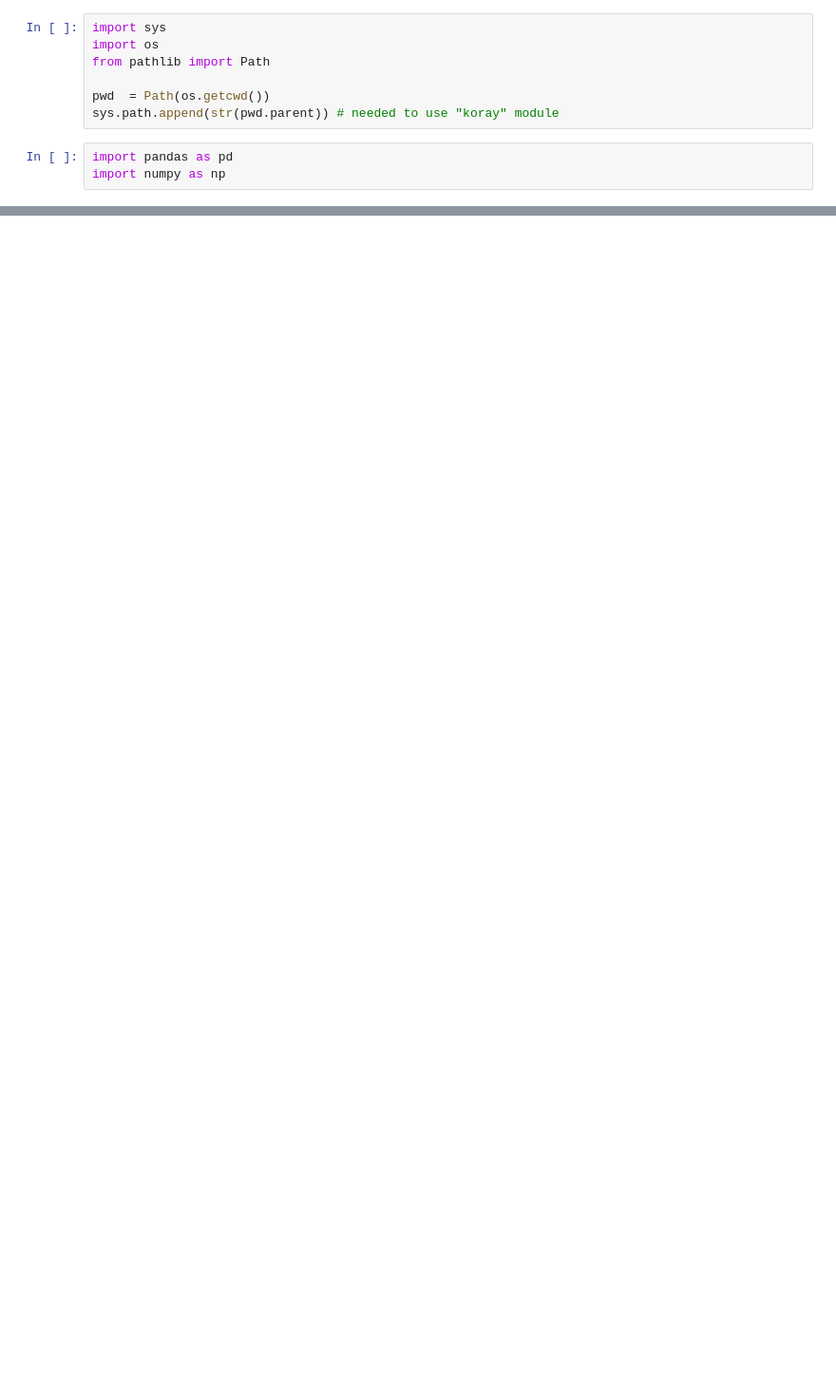
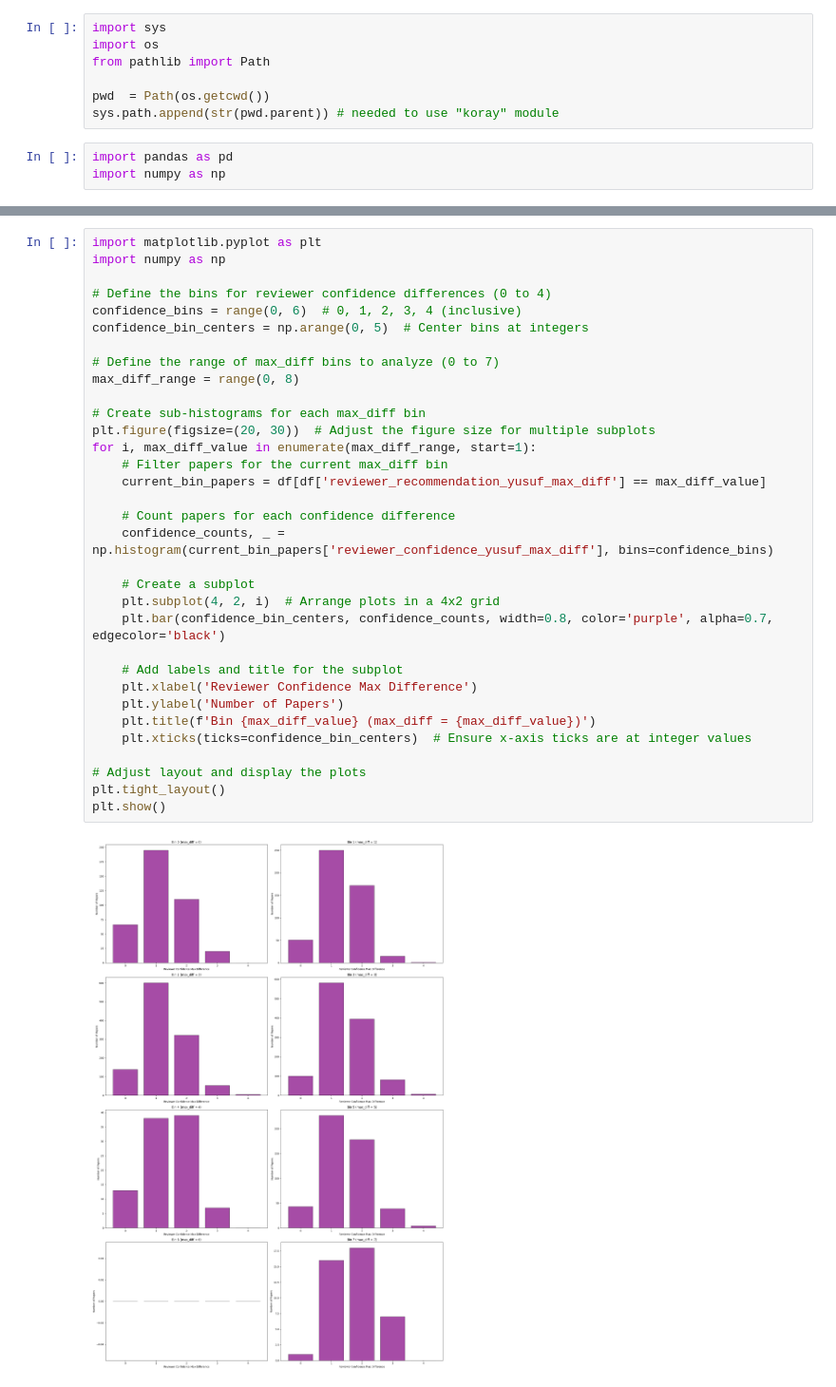
Before and after one commit to halilfarukkaragoz/data-literacy-group16, a Jupyter notebook: yusuf/Explore_max_diff.ipynb, the cells around one changed output, grey strips where cells are left out. Shown at 95% size. Saved outputs shown, nothing was run; the diff lists cells and outputs as text; blank space fills up the shorter version.

```diff
--- a/yusuf/Explore_max_diff.ipynb
+++ b/yusuf/Explore_max_diff.ipynb
@@ -53,0 +149,35 @@ numerical_columns = [col for col in df.columns if df[col].dtype in [np.float64,
+# %%
+import matplotlib.pyplot as plt
+import numpy as np
+
+# Define the bins for reviewer confidence differences (0 to 4)
+confidence_bins = range(0, 6)  # 0, 1, 2, 3, 4 (inclusive)
+confidence_bin_centers = np.arange(0, 5)  # Center bins at integers
+
+# Define the range of max_diff bins to analyze (0 to 7)
+max_diff_range = range(0, 8)
+
+# Create sub-histograms for each max_diff bin
+plt.figure(figsize=(20, 30))  # Adjust the figure size for multiple subplots
+for i, max_diff_value in enumerate(max_diff_range, start=1):
+    # Filter papers for the current max_diff bin
+    current_bin_papers = df[df['reviewer_recommendation_yusuf_max_diff'] == max_diff_value]
+
+    # Count papers for each confidence difference
+    confidence_counts, _ = np.histogram(current_bin_papers['reviewer_confidence_yusuf_max_diff'], bins=confidence_bins)
+
+    # Create a subplot
+    plt.subplot(4, 2, i)  # Arrange plots in a 4x2 grid
+    plt.bar(confidence_bin_centers, confidence_counts, width=0.8, color='purple', alpha=0.7, edgecolor='black')
+
+    # Add labels and title for the subplot
+    plt.xlabel('Reviewer Confidence Max Difference')
+    plt.ylabel('Number of Papers')
+    plt.title(f'Bin {max_diff_value} (max_diff = {max_diff_value})')
+    plt.xticks(ticks=confidence_bin_centers)  # Ensure x-axis ticks are at integer values
+
+# Adjust layout and display the plots
+plt.tight_layout()
+plt.show()
+# %% [output]
+[figure, added]
```
Also changed, not shown: parts of 5 cells of this notebook.
